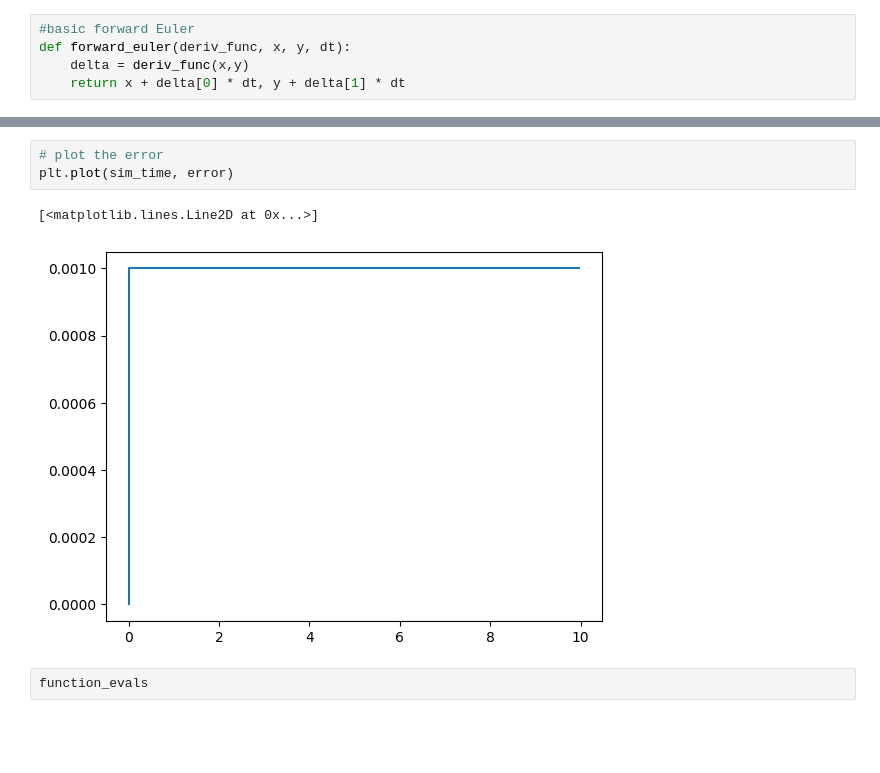
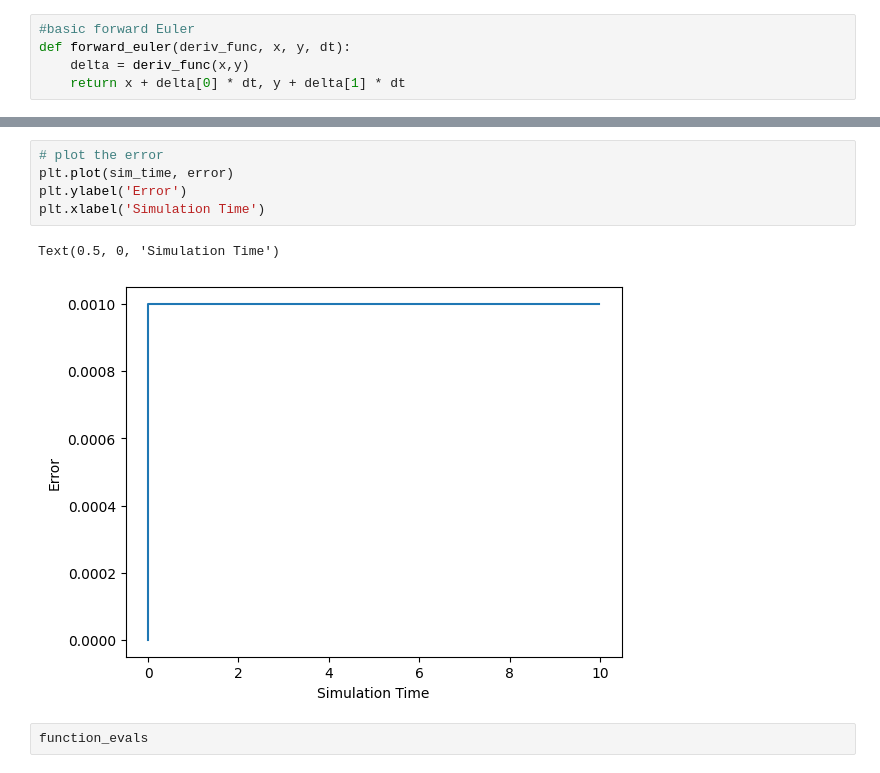
Before and after one commit to rportocarrero/Python, a Jupyter notebook: Vector Fields/Adaptive Step Euler's Method.ipynb, the cells around one changed output, grey strips where cells are left out. Cells and saved outputs as stored; diff of their text form; blank space fills up the shorter version.

```diff
--- a/Vector Fields/Adaptive Step Euler's Method.ipynb
+++ b/Vector Fields/Adaptive Step Euler's Method.ipynb
@@ -81,9 +80,11 @@ plt.show()
 # %%
 # plot the error
 plt.plot(sim_time, error)
+plt.ylabel('Error')
+plt.xlabel('Simulation Time')
 # %% [output]
-[<matplotlib.lines.Line2D at 0x...>]
+Text(0.5, 0, 'Simulation Time')
-[figure, old version]
+[figure, new version]
 # %%
 function_evals
 # %% [output]
```
Also changed, not shown: parts of 3 cells of this notebook.
